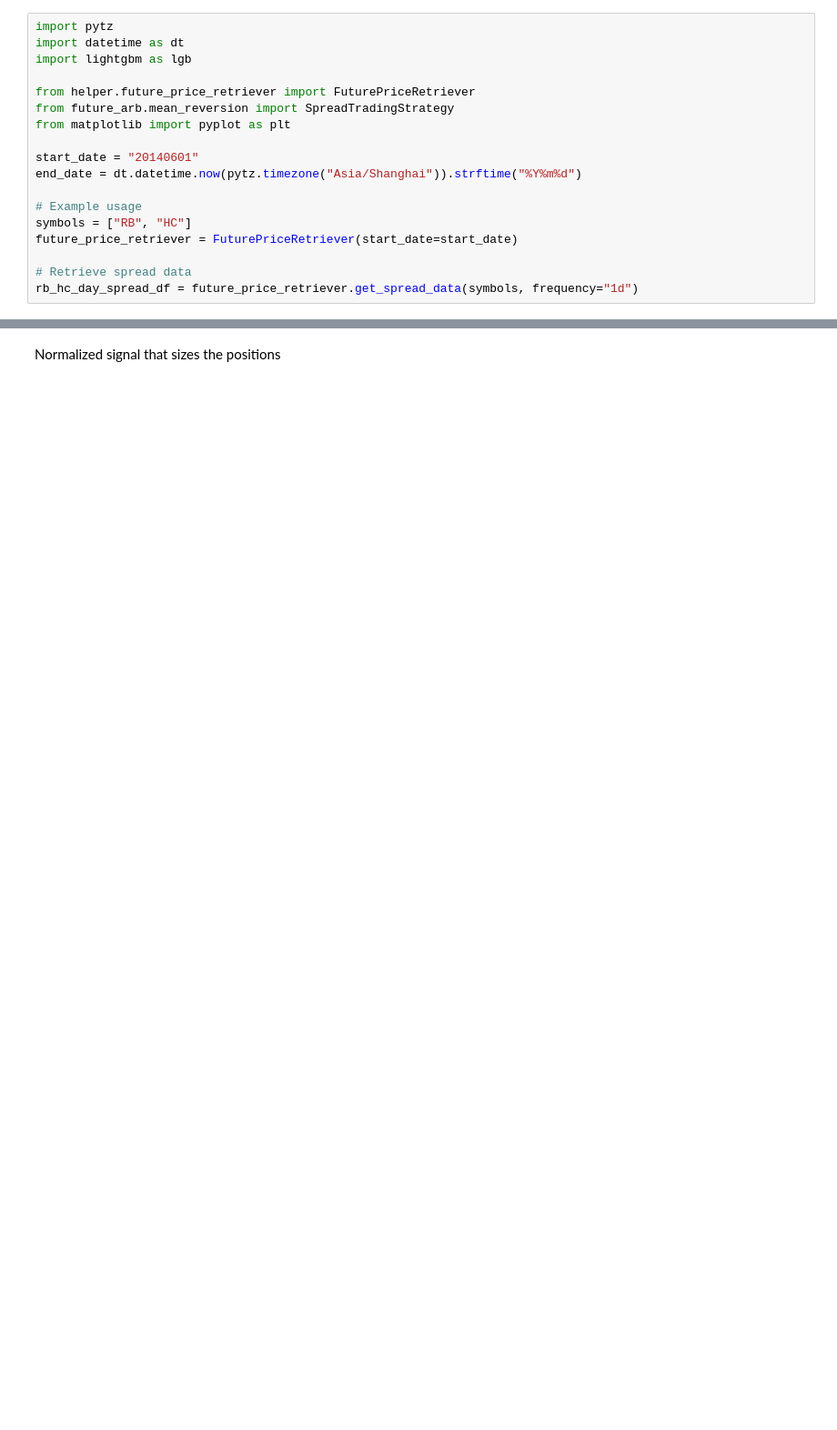
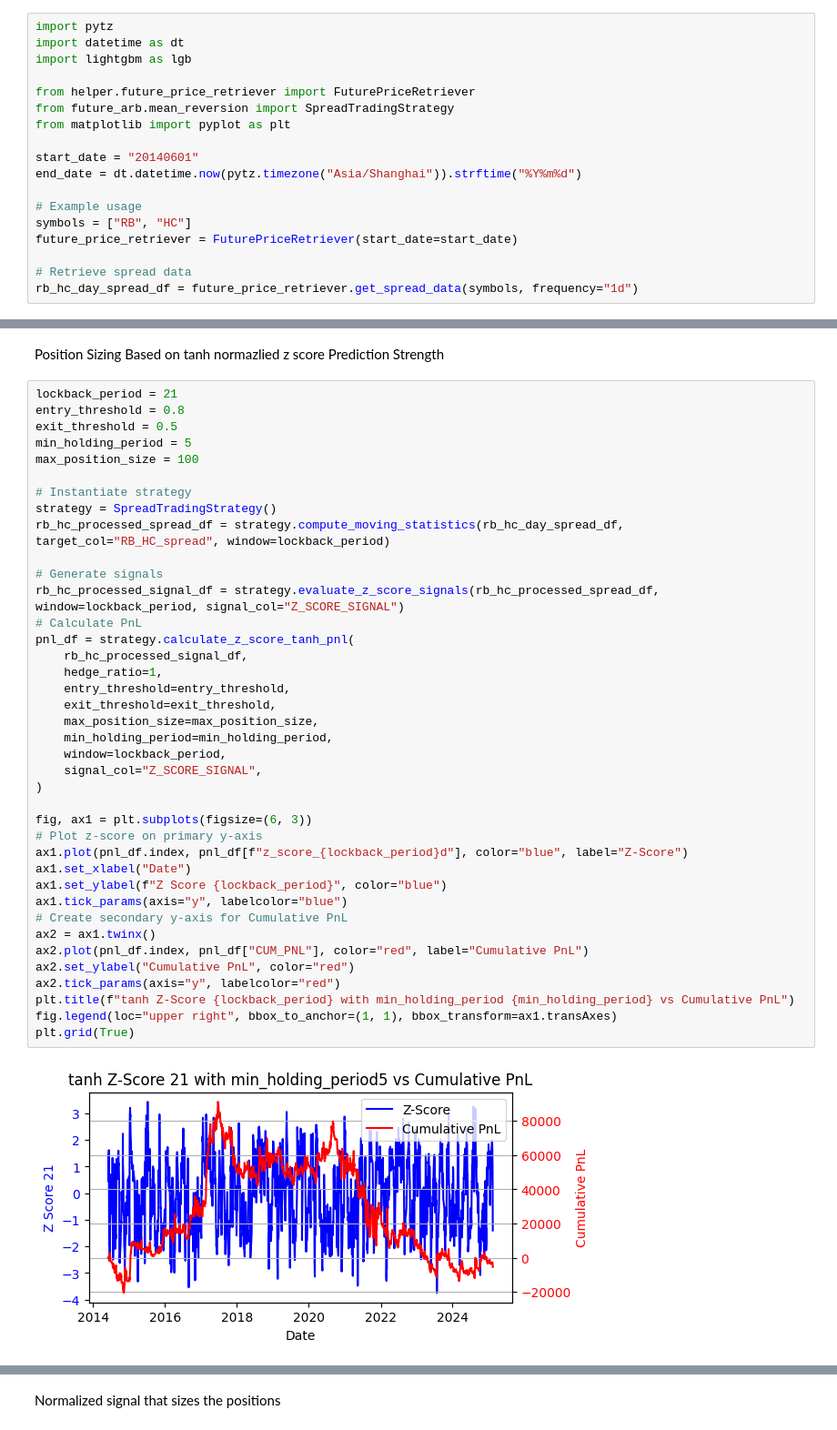
Before and after one commit to yanzhizhang/FICC_QIS, a Jupyter notebook: RB_HC.ipynb, the cells around one changed output, grey strips where cells are left out. Shown at 91% size. Drawn from its saved outputs; the diff is of its cells as text; blank space fills up the shorter version.

```diff
--- a/RB_HC.ipynb
+++ b/RB_HC.ipynb
@@ -52,0 +53,43 @@ plt.grid(True)
+# %% [markdown]
+Position Sizing Based on tanh normazlied z score Prediction Strength
+# %%
+lockback_period = 21
+entry_threshold = 0.8
+exit_threshold = 0.5
+min_holding_period = 5
+max_position_size = 100
+
+# Instantiate strategy
+strategy = SpreadTradingStrategy()
+rb_hc_processed_spread_df = strategy.compute_moving_statistics(rb_hc_day_spread_df, target_col="RB_HC_spread", window=lockback_period)
+
+# Generate signals
+rb_hc_processed_signal_df = strategy.evaluate_z_score_signals(rb_hc_processed_spread_df, window=lockback_period, signal_col="Z_SCORE_SIGNAL")
+# Calculate PnL
+pnl_df = strategy.calculate_z_score_tanh_pnl(
+    rb_hc_processed_signal_df,
+    hedge_ratio=1,
+    entry_threshold=entry_threshold,
+    exit_threshold=exit_threshold,
+    max_position_size=max_position_size,
+    min_holding_period=min_holding_period,
+    window=lockback_period,
+    signal_col="Z_SCORE_SIGNAL",
+)
+
+fig, ax1 = plt.subplots(figsize=(6, 3))
+# Plot z-score on primary y-axis
+ax1.plot(pnl_df.index, pnl_df[f"z_score_{lockback_period}d"], color="blue", label="Z-Score")
+ax1.set_xlabel("Date")
+ax1.set_ylabel(f"Z Score {lockback_period}", color="blue")
+ax1.tick_params(axis="y", labelcolor="blue")
+# Create secondary y-axis for Cumulative PnL
+ax2 = ax1.twinx()
+ax2.plot(pnl_df.index, pnl_df["CUM_PNL"], color="red", label="Cumulative PnL")
+ax2.set_ylabel("Cumulative PnL", color="red")
+ax2.tick_params(axis="y", labelcolor="red")
+plt.title(f"tanh Z-Score {lockback_period} with min_holding_period {min_holding_period} vs Cumulative PnL")
+fig.legend(loc="upper right", bbox_to_anchor=(1, 1), bbox_transform=ax1.transAxes)
+plt.grid(True)
+# %% [output]
+[figure, added]
```
Also changed, not shown: parts of 8 cells of this notebook, 5 other files.
